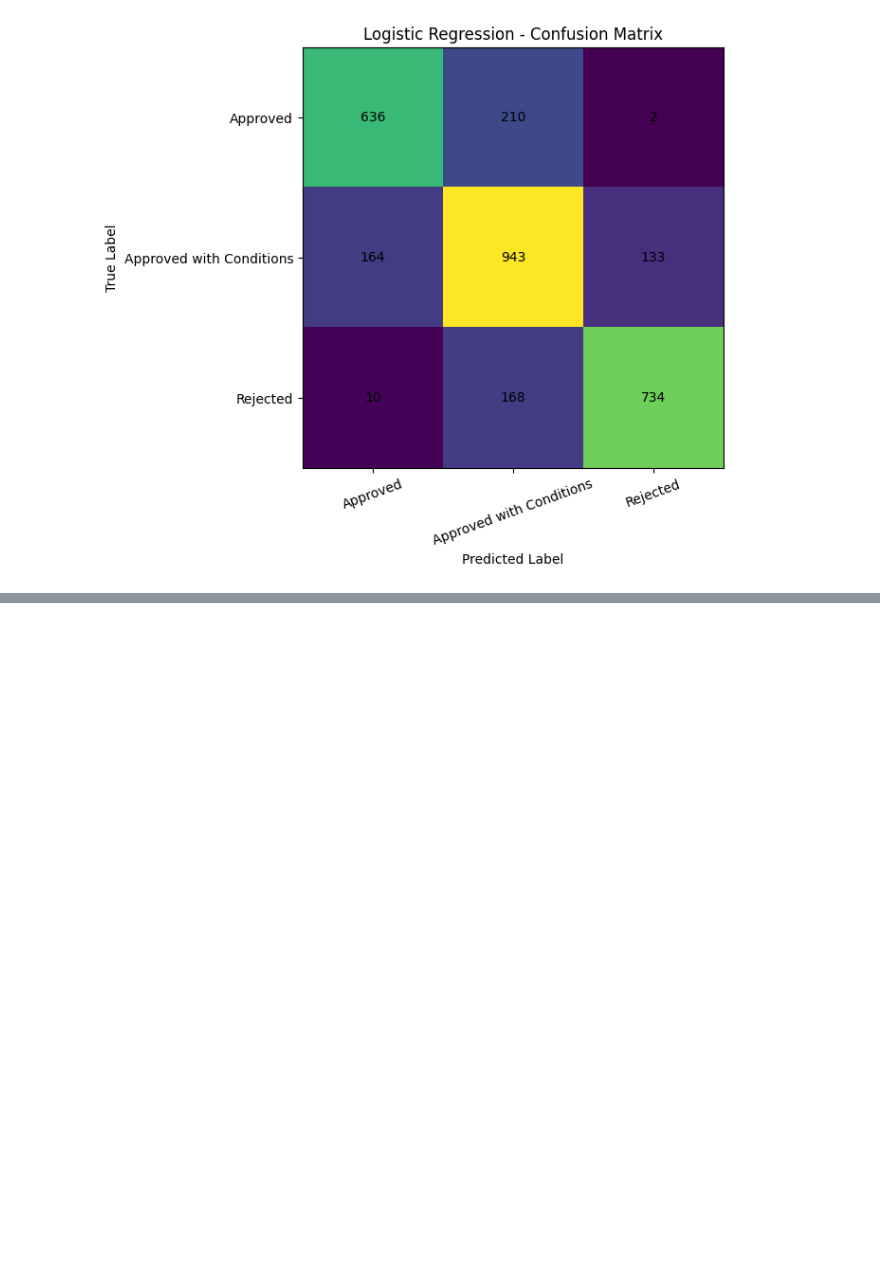
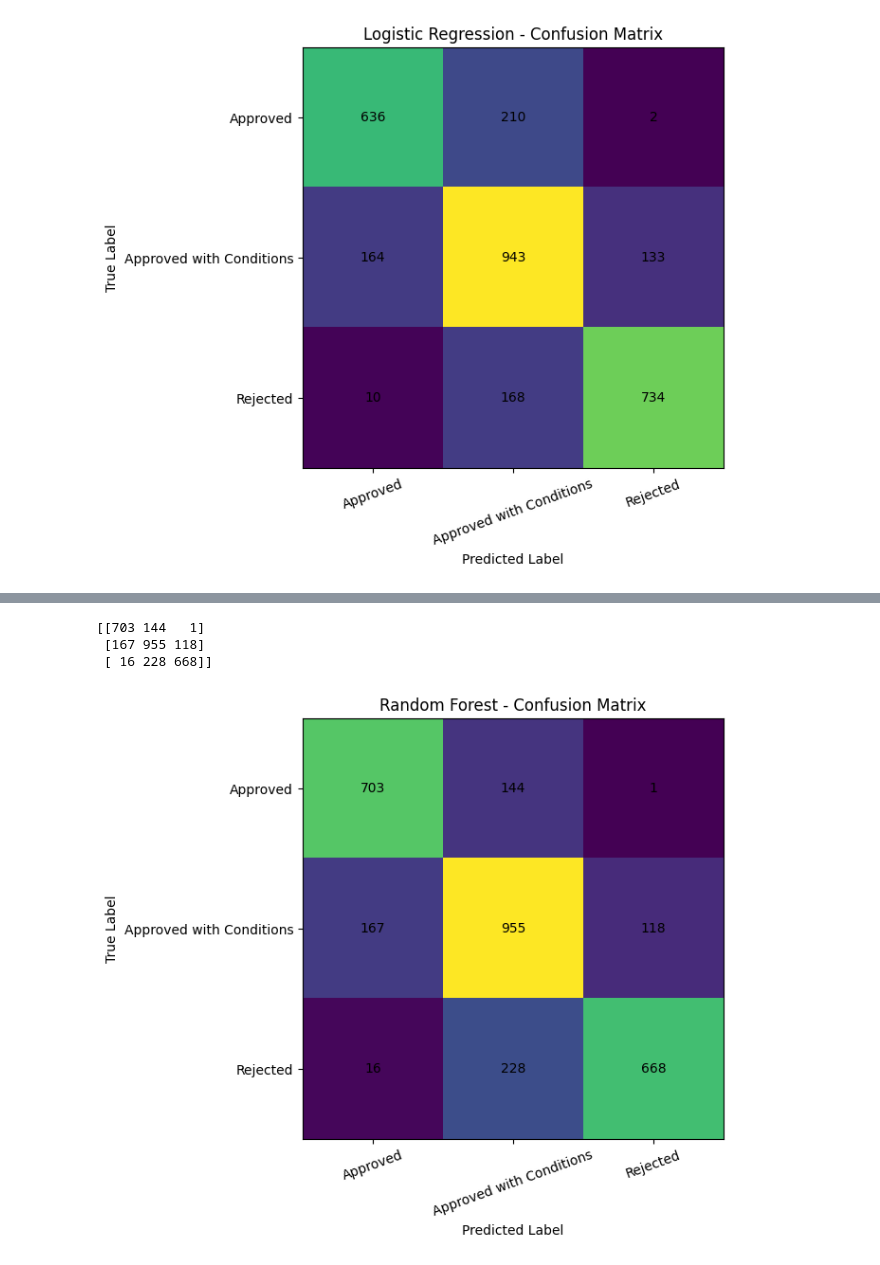
Before and after one commit to Nikhilsankhyan0/Agrisheild-AI, a Jupyter notebook: classification_model_selection.ipynb, the cells around one changed output, grey strips where cells are left out. Drawn from its saved outputs; the diff is of its cells as text; code cells hidden in the pictures; blank space fills up the shorter version.

```diff
--- a/classification_model_selection.ipynb
+++ b/classification_model_selection.ipynb
@@ -190,0 +337,47 @@ plt.show()
+# %%
+cm_rf = confusion_matrix(
+    y_val_cls_encoded,
+    y_pred_rf
+)
+
+print(cm_rf)
+# %% [output]
+[[703 144   1]
+ [167 955 118]
+ [ 16 228 668]]
+# %%
+import matplotlib.pyplot as plt
+
+plt.figure(figsize=(7, 6))
+
+plt.imshow(cm_rf)
+
+plt.xticks(
+    range(len(label_encoder.classes_)),
+    label_encoder.classes_,
+    rotation=20
+)
+
+plt.yticks(
+    range(len(label_encoder.classes_)),
+    label_encoder.classes_
+)
+
+plt.xlabel("Predicted Label")
+plt.ylabel("True Label")
+plt.title("Random Forest - Confusion Matrix")
+
+for i in range(cm_rf.shape[0]):
+    for j in range(cm_rf.shape[1]):
+        plt.text(
+            j,
+            i,
+            cm_rf[i, j],
+            ha="center",
+            va="center"
+        )
+
+plt.tight_layout()
+plt.show()
+# %% [output]
+[figure, added]
```
Also changed, not shown: parts of 61 cells of this notebook.
